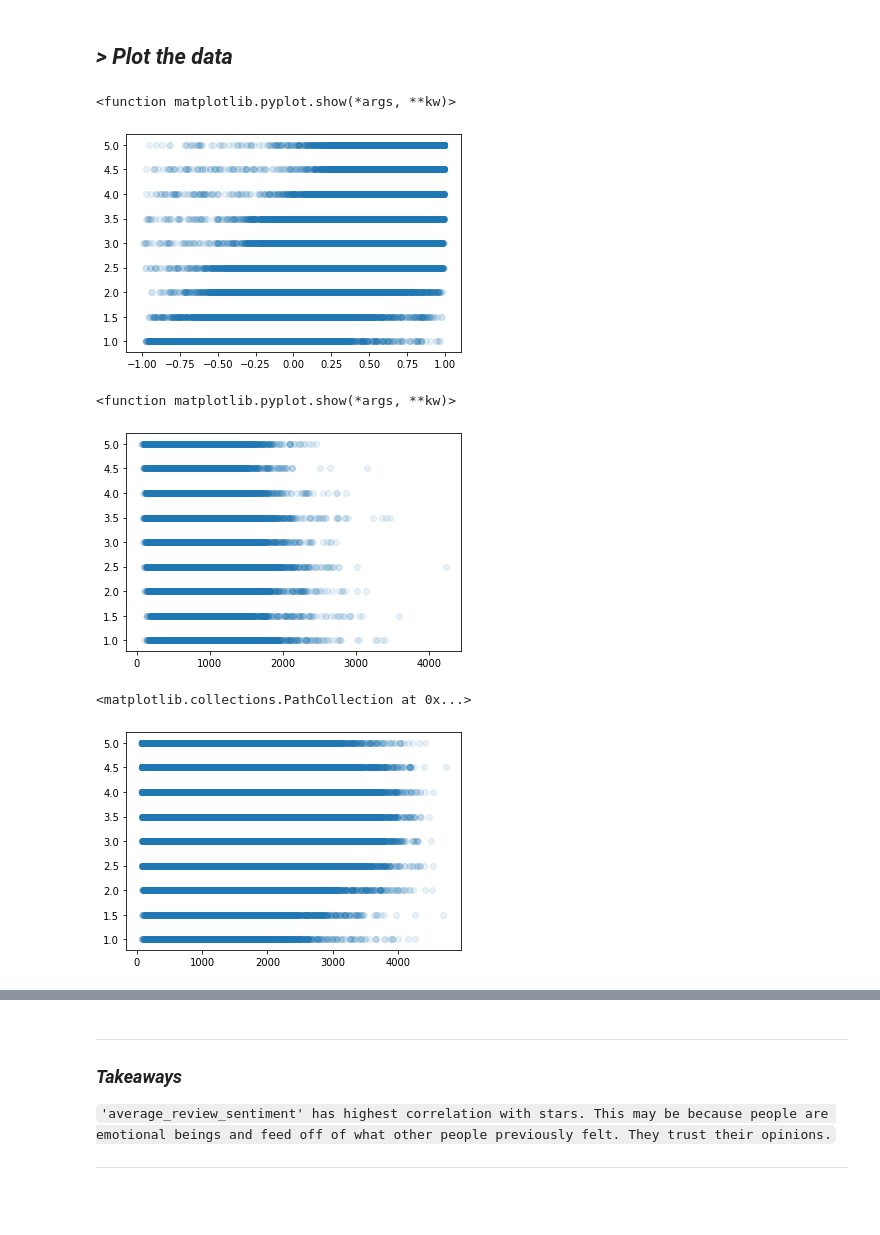
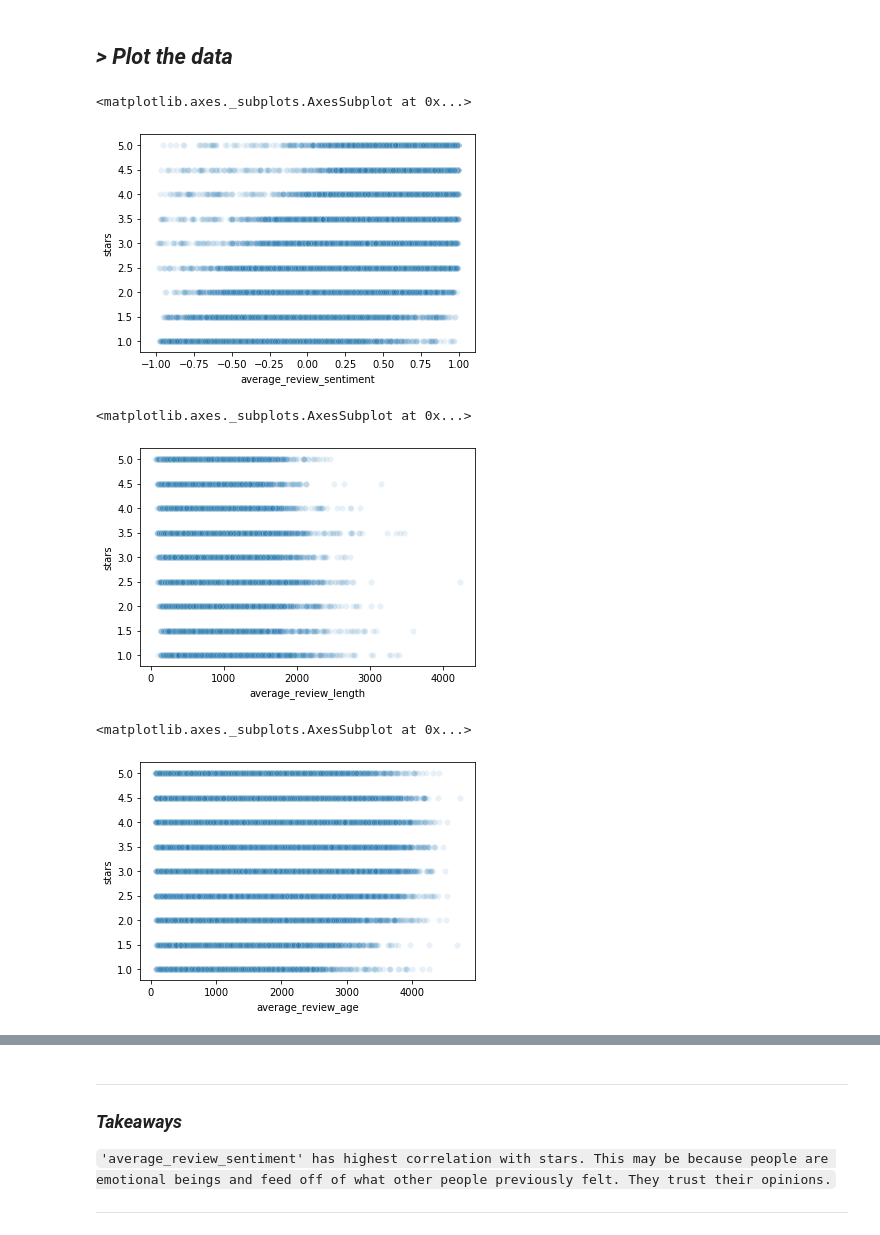
Before and after one commit to jonathanmatsen/Project_Yelp_Rating_Predictor, a Jupyter notebook: project_yelp_rating_predictor.ipynb, the cells around one changed output, grey strips where cells are left out. Saved outputs shown, nothing was run; the diff lists cells and outputs as text; code cells hidden in the pictures; blank space fills up the shorter version.

Commit message:
Review project for improvements

```diff
--- a/project_yelp_rating_predictor.ipynb
+++ b/project_yelp_rating_predictor.ipynb
@@ -79,22 +79,23 @@
 import pandas as pd
 # %%
 #load yelp_business.json into dataframe
-businesses = pd.read_json('/Users/jonathanmatsen/Documents/3_Projects/1_showcase_projects/yelp_regression_project/yelp_business.json', lines = True)
+businesses = pd.read_json('/Users/jonathanmatsen/Documents/3_projects/1_showcase_projects/predictor_model/yelp_regression/yelp_business.json',
+                          lines = True)
 
 #load yelp_review.json into dataframe
-reviews = pd.read_json('/Users/jonathanmatsen/Documents/3_Projects/1_showcase_projects/yelp_regression_project/yelp_review.json', lines=True)
+reviews = pd.read_json('/Users/jonathanmatsen/Documents/3_projects/1_showcase_projects/predictor_model/yelp_regression/yelp_review.json', lines=True)
 
 #load yelp_user.json into dataframe
-users = pd.read_json('/Users/jonathanmatsen/Documents/3_Projects/1_showcase_projects/yelp_regression_project/yelp_user.json', lines=True)
+users = pd.read_json('/Users/jonathanmatsen/Documents/3_projects/1_showcase_projects/predictor_model/yelp_regression/yelp_user.json', lines=True)
 
 #load yelp_checkin.json into dataframe
-checkins = pd.read_json('/Users/jonathanmatsen/Documents/3_Projects/1_showcase_projects/yelp_regression_project/yelp_checkin.json', lines=True)
+checkins = pd.read_json('/Users/jonathanmatsen/Documents/3_projects/1_showcase_projects/predictor_model/yelp_regression/yelp_checkin.json', lines=True)
 
 #load yelp_tip.json into dataframe
-tips = pd.read_json('/Users/jonathanmatsen/Documents/3_Projects/1_showcase_projects/yelp_regression_project/yelp_tip.json', lines=True)
+tips = pd.read_json('/Users/jonathanmatsen/Documents/3_projects/1_showcase_projects/predictor_model/yelp_regression/yelp_tip.json', lines=True)
 
 #load yelp_photo.json into dataframe
-photos = pd.read_json('/Users/jonathanmatsen/Documents/3_Projects/1_showcase_projects/yelp_regression_project/yelp_photo.json', lines=True)
+photos = pd.read_json('/Users/jonathanmatsen/Documents/3_projects/1_showcase_projects/predictor_model/yelp_regression/yelp_photo.json', lines=True)
 # %% [markdown]
 # 2 - Explore the data:
 # %% [markdown]
@@ -384,22 +404,20 @@ from matplotlib import pyplot as plt
 # %%
 # plot average_review_sentiment against stars
-plt.scatter(df.average_review_sentiment, df.stars, alpha=0.1)
-plt.show
+sns.scatterplot(df.average_review_sentiment, df.stars, alpha=0.1)
 # %% [output]
-<function matplotlib.pyplot.show(*args, **kw)>
+<matplotlib.axes._subplots.AxesSubplot at 0x...>
-[figure, old version]
+[figure, new version]
 # %%
 # plot average_review_length against stars
-plt.scatter(df.average_review_length, df.stars, alpha=0.1)
-plt.show
+sns.scatterplot(df.average_review_length, df.stars, alpha=0.1)
 # %% [output]
-<function matplotlib.pyplot.show(*args, **kw)>
+<matplotlib.axes._subplots.AxesSubplot at 0x...>
-[figure, old version]
+[figure, new version]
 # %%
 # plot average_review_age against stars
-plt.scatter(df.average_review_age, df.stars, alpha=0.1)
+sns.scatterplot(df.average_review_age, df.stars, alpha=0.1)
 # %% [output]
-<matplotlib.collections.PathCollection at 0x...>
+<matplotlib.axes._subplots.AxesSubplot at 0x...>
-[figure, old version]
+[figure, new version]
 # %%
 # plot number_funny_votes against stars
```
Also changed, not shown: parts of 13 cells of this notebook.
